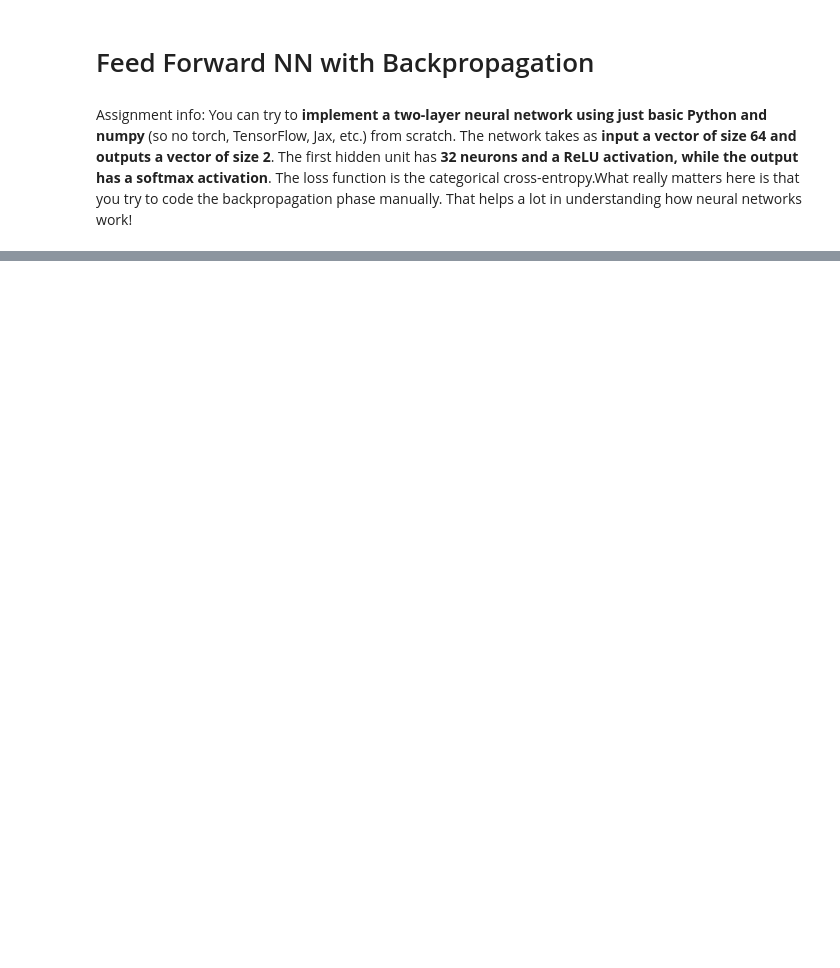
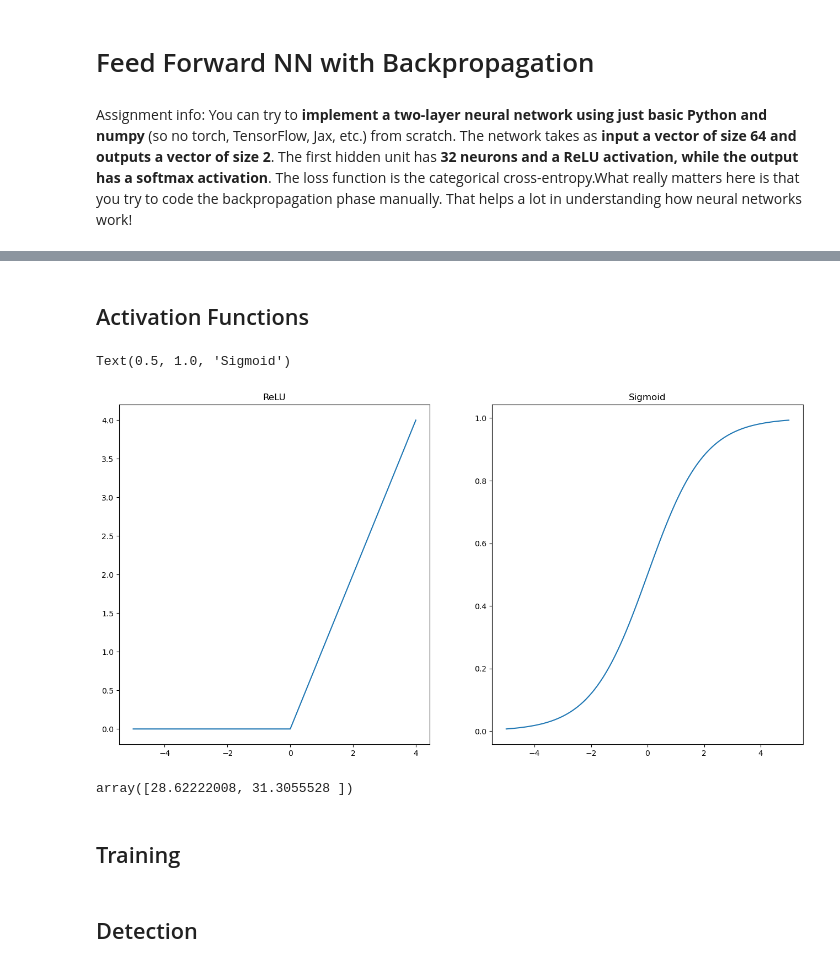
Before and after one commit to ssocolow/ml-oxford, a Jupyter notebook: w1/nn-demo.ipynb, the cells around one changed output, grey strips where cells are left out. Drawn from its saved outputs; the diff is of its cells as text; code cells hidden in the pictures; blank space fills up the shorter version.

```diff
--- a/w1/nn-demo.ipynb
+++ b/w1/nn-demo.ipynb
@@ -28,0 +150,34 @@ class Layer:
+# %% [markdown]
+## Activation Functions
+# %%
+# activation functions
+# vectorize so I can apply the functions elementwise to numpy arrays
+relu = np.vectorize(lambda x : x if x > 0 else 0)
+
+xs = np.arange(-5,5,1)
+ys = relu(xs)
+
+sigmoid = np.vectorize(lambda x: 1.0 / (1.0 + math.exp(-x)))
+
+fig, axes = plt.subplots(1, 2, figsize=(16,8))
+axes[0].plot(xs,ys)
+axes[0].set_title("ReLU")
+
+xs = np.linspace(-5,5,100)
+ys = sigmoid(xs)
+
+axes[1].plot(xs, ys)
+axes[1].set_title("Sigmoid")
+# %% [output]
+Text(0.5, 1.0, 'Sigmoid')
+[figure, added]
+# %%
+# try a forward pass
+l1 = Layer(64, 2, np.vectorize(relu))
+l1.forward(np.ones(64))
+# %% [output]
+array([28.62222008, 31.3055528 ])
+# %% [markdown]
+## Training
+# %% [markdown]
+## Detection
```
Also changed, not shown: parts of 8 cells of this notebook.
